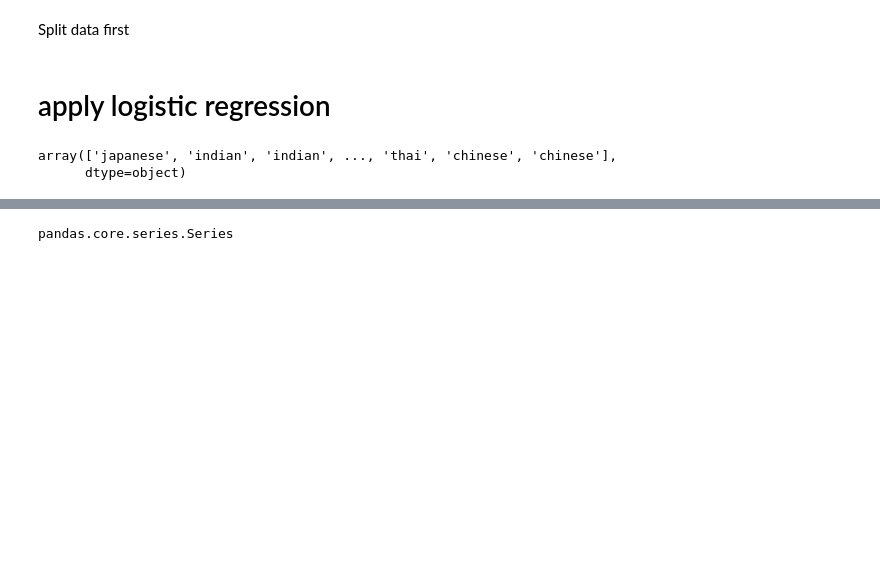
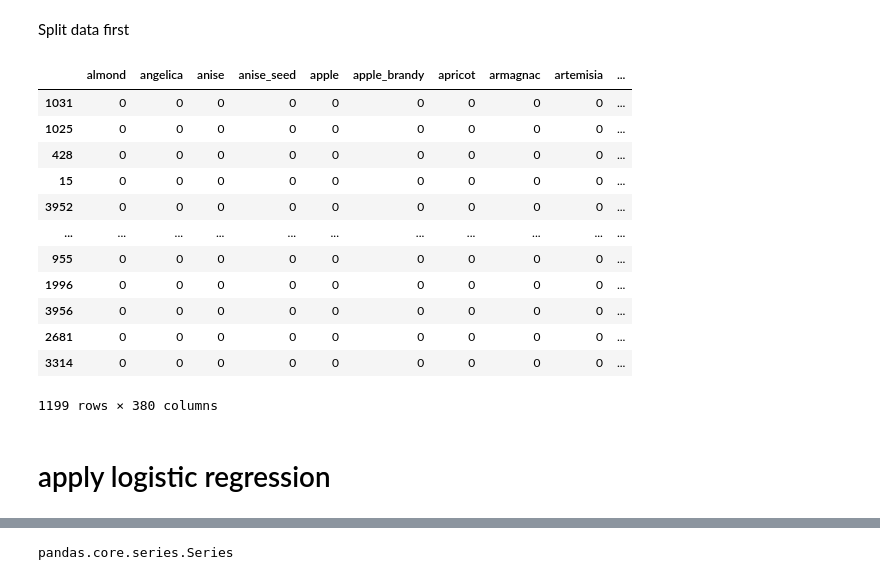
Before and after one commit to abdalrahmenyousifMohamed/ML, a Jupyter notebook: notebooks/multi-classification.ipynb, the cells around one changed output, grey strips where cells are left out. Drawn from its saved outputs; the diff is of its cells as text; code cells hidden in the pictures; blank space fills up the shorter version.

```diff
--- a/notebooks/multi-classification.ipynb
+++ b/notebooks/multi-classification.ipynb
@@ -748,10 +744,21 @@ Now We are ready to train !
 Split data first
 # %%
 X_train, X_test, y_train, y_test = train_test_split(cuisines_feature_df, cuisines_label_df, test_size=0.3)
+# %%
+X_test
+# %% [output]
+|  | almond | angelica | anise | anise_seed | apple | apple_brandy | apricot | armagnac | artemisia | ... |
+| 1031 | 0 | 0 | 0 | 0 | 0 | 0 | 0 | 0 | 0 | ... |
+| 1025 | 0 | 0 | 0 | 0 | 0 | 0 | 0 | 0 | 0 | ... |
+| 428 | 0 | 0 | 0 | 0 | 0 | 0 | 0 | 0 | 0 | ... |
+| 15 | 0 | 0 | 0 | 0 | 0 | 0 | 0 | 0 | 0 | ... |
+| 3952 | 0 | 0 | 0 | 0 | 0 | 0 | 0 | 0 | 0 | ... |
+| ... | ... | ... | ... | ... | ... | ... | ... | ... | ... | ... |
+| 955 | 0 | 0 | 0 | 0 | 0 | 0 | 0 | 0 | 0 | ... |
+| 1996 | 0 | 0 | 0 | 0 | 0 | 0 | 0 | 0 | 0 | ... |
+| 3956 | 0 | 0 | 0 | 0 | 0 | 0 | 0 | 0 | 0 | ... |
+| 2681 | 0 | 0 | 0 | 0 | 0 | 0 | 0 | 0 | 0 | ... |
+| 3314 | 0 | 0 | 0 | 0 | 0 | 0 | 0 | 0 | 0 | ... |
+1199 rows × 380 columns
 # %% [markdown]
 # apply logistic regression
-# %%
-np.ravel(y_train)
-# %% [output]
-array(['japanese', 'indian', 'indian', ..., 'thai', 'chinese', 'chinese'],
-      dtype=object)
```
Also changed, not shown: parts of 22 cells of this notebook.
